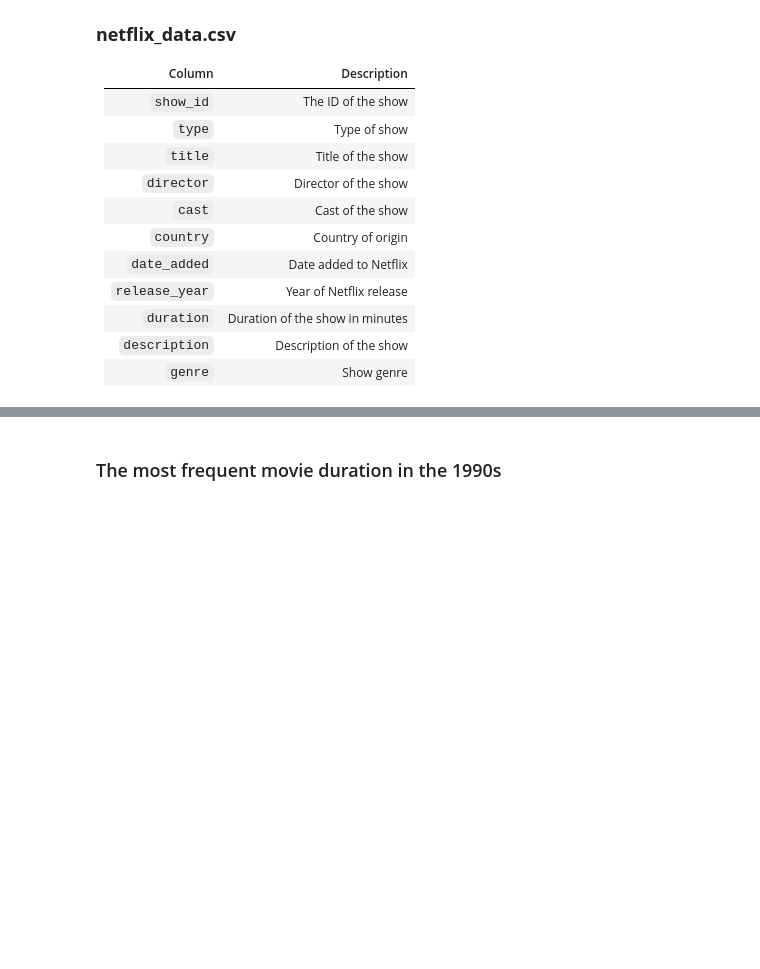
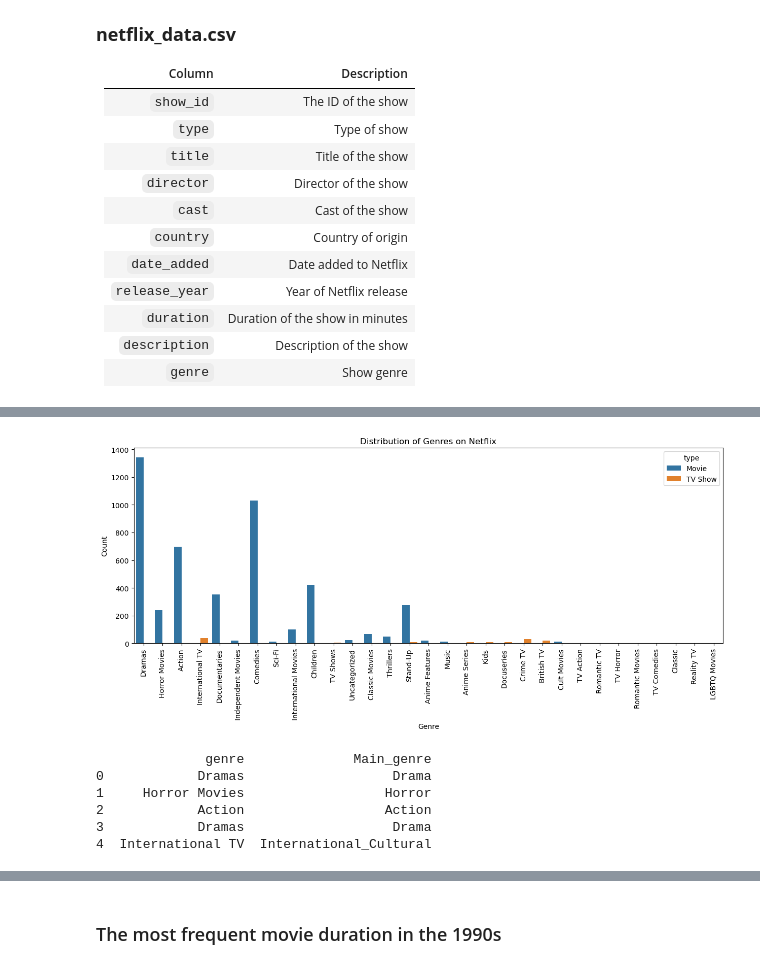
Before and after one commit to UCJPENIEL/Analytics-in-Python-Projects, a Jupyter notebook: Exploratory Data Analysis of 1990s Netflix Movies.ipynb, the cells around one changed output, grey strips where cells are left out. Saved outputs shown, nothing was run; the diff lists cells and outputs as text; code cells hidden in the pictures; blank space fills up the shorter version.

```diff
--- a/Exploratory Data Analysis of 1990s Netflix Movies.ipynb
+++ b/Exploratory Data Analysis of 1990s Netflix Movies.ipynb
@@ -72,0 +71,73 @@ Name: count, dtype: int64
+# %%
+# Previewing the data
+print(netflix.select_dtypes("object").head())
+
+# Number of data points in each category
+print(netflix.value_counts("type"))
+print(netflix.value_counts("genre").head())
+
+# Number of unique genres
+print(netflix["genre"].nunique())
+
+# Visualizing the genres and type in a countplot
+plt.figure(figsize=(15, 5))
+sns.countplot(data=netflix, x="genre", hue="type")
+plt.title("Distribution of Genres on Netflix")
+plt.xlabel("Genre")
+plt.ylabel("Count")
+plt.xticks(rotation=90)
+plt.show()
+
+
+# Creating a new column "Main_genre" to categorize the genres into main categories
+# Define a list of main genres to highlight
+genre_categories = ["Drama", "Comedy", "Action",
+                    "Horror", "Documentary", "Children_Family",
+                    "International_Cultural", "Reality_TVShows", "Uncategorized"]
+
+# Creating variables containing my filter of main genres
+Drama = "Dramas|Romantic Movies|Romantic TV|Crime TV|British TV|Independent Movies"
+Comedy = "Comedies|Stand-Up|TV Comedies"
+Action = "Action|TV Action|Thrillers|Sci-Fi"
+Horror = "Horror Movies|TV Horror|Cult Movies"
+Documentary = "Documentaries|Docuseries"
+Children_Family = "Children|Kids|Anime Features|Anime Series"
+International_Cultural = "International Movies|International TV|Classic Movies|Classic|LGBTQ Movies|Music"
+Reality_TVShows = "TV Shows|Reality TV"
+Uncategorized = "Uncategorized"
+
+# Creating a list with my range of conditions for the string-dot-contains method
+Conditions = [
+    netflix["genre"].str.contains(Drama, na=False),
+    netflix["genre"].str.contains(Comedy, na=False),
+    netflix["genre"].str.contains(Action, na=False),
+    netflix["genre"].str.contains(Horror, na=False),
+    netflix["genre"].str.contains(Documentary, na=False),
+    netflix["genre"].str.contains(Children_Family, na=False),
+    netflix["genre"].str.contains(International_Cultural, na=False),
+    netflix["genre"].str.contains(Reality_TVShows, na=False),
+    netflix["genre"].str.contains(Uncategorized, na=False)
+]
+
+# Creating a new column "Main_genre" using the list of conditions and genre categories
+netflix["Main_genre"] = np.select(Conditions, genre_categories, default="Other")
+print(netflix[["genre", "Main_genre"]].head())
+
+# Visualizing the main genres in a countplot
+plt.figure(figsize=(15, 5))
+sns.countplot(data=netflix, x="Main_genre", hue="type")
+plt.title("Distribution of Main Genres on Netflix")
+plt.xlabel("Main Genre")
+plt.ylabel("Count")
+plt.xticks(rotation=45)
+plt.show()
+
+# Visualizing genre and main genres in a countplot
+plt.figure(figsize=(15, 5))
+sns.countplot(data=netflix, x="genre", hue="Main_genre")
+plt.title("Distribution of Genres and Main Genres on Netflix")
+plt.xlabel("Genre")
+plt.ylabel("Count")
+plt.xticks(rotation=90)
+plt.show()
+# %% [output]
@@ -72,0 +161,7 @@ Name: count, dtype: int64
+[figure, added]
+              genre              Main_genre
+0            Dramas                   Drama
+1     Horror Movies                  Horror
+2            Action                  Action
+3            Dramas                   Drama
+4  International TV  International_Cultural
```
Also changed, not shown: parts of 5 cells of this notebook, 1 other file.
